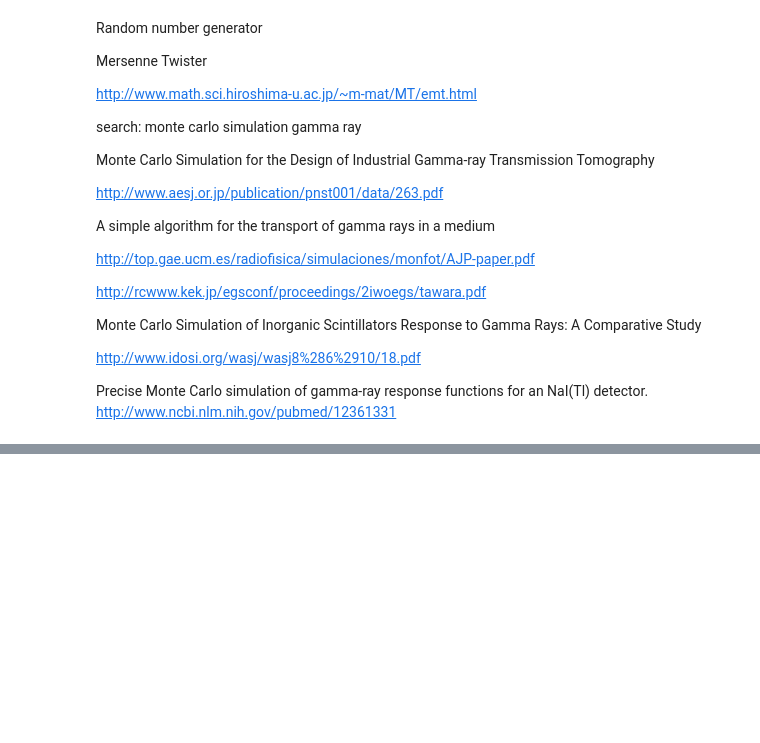
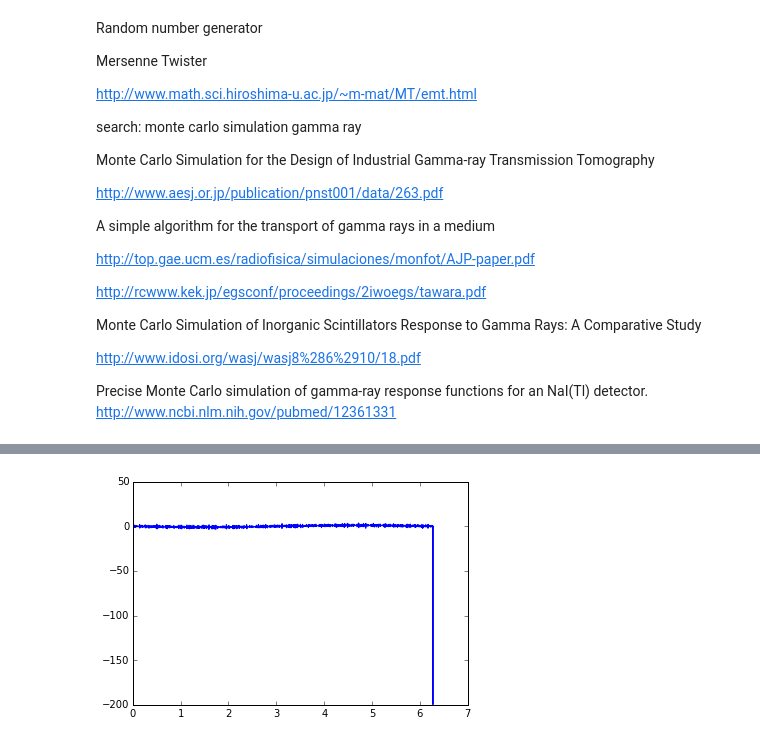
Before and after one commit to lmpizarro/apuntes-python-cientifico, a Jupyter notebook: src/notebooks/cythonBegin.ipynb, the cells around one changed output, grey strips where cells are left out. Saved outputs shown, nothing was run; the diff lists cells and outputs as text; code cells hidden in the pictures; blank space fills up the shorter version.

```diff
--- a/src/notebooks/cythonBegin.ipynb
+++ b/src/notebooks/cythonBegin.ipynb
@@ -139,0 +217,4 @@ http://www.ncbi.nlm.nih.gov/pubmed/12361331
+# %%
+ plt.plot(x,yxx);
+# %% [output]
+[figure, added]
```
Also changed, not shown: parts of 15 cells of this notebook, 1 other file.
